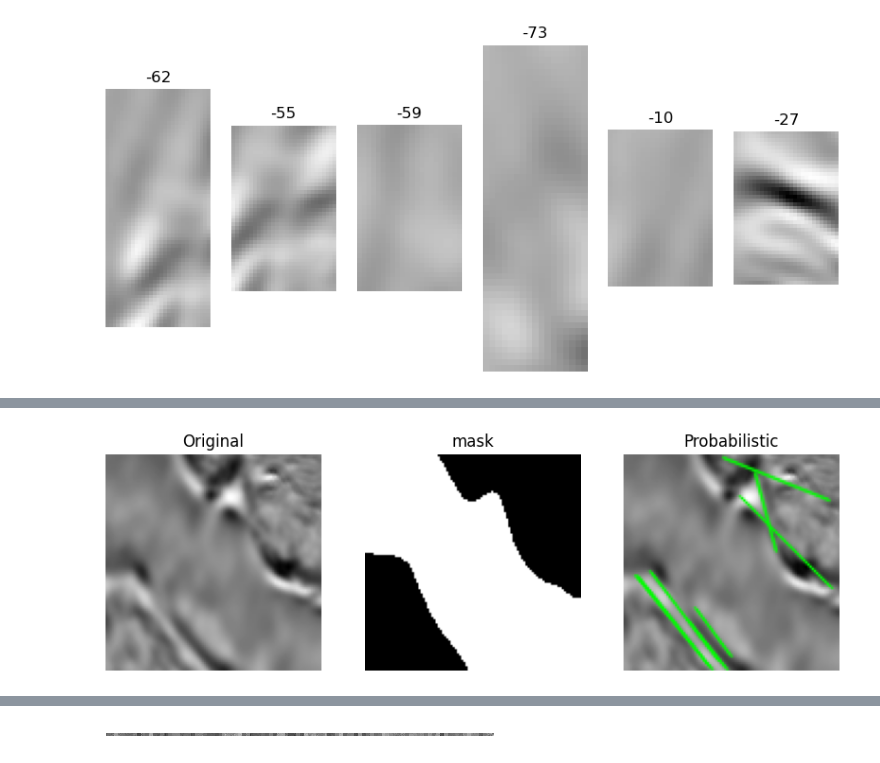
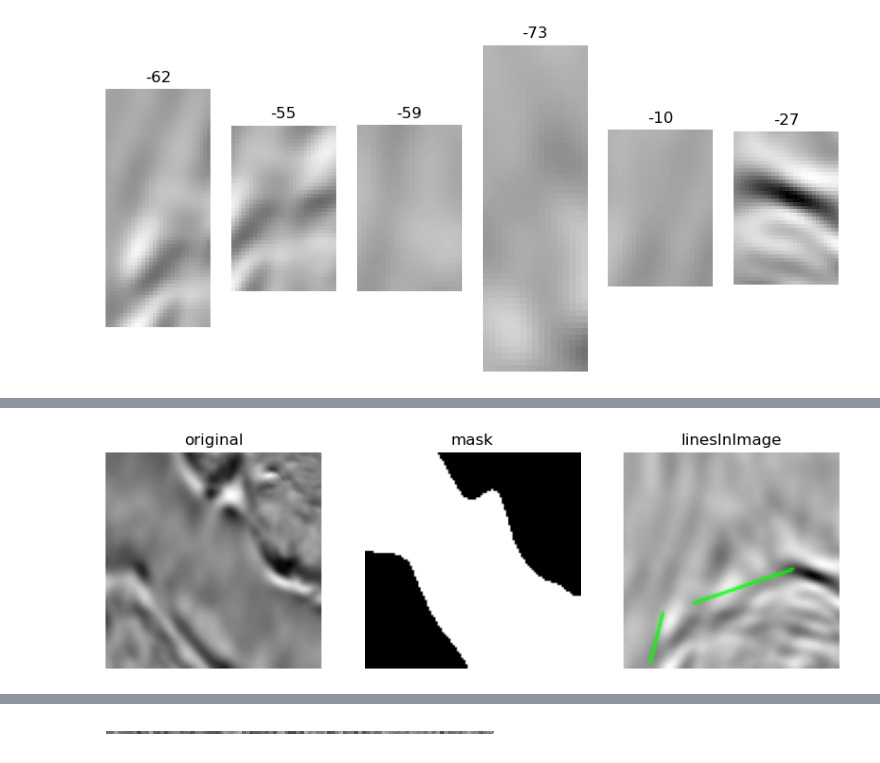
Before and after one commit to lucterres/textureSSD, a Jupyter notebook: angles.ipynb, the cells around one changed output, grey strips where cells are left out. Cells and saved outputs as stored; diff of their text form; code cells hidden in the pictures.

```diff
--- a/angles.ipynb
+++ b/angles.ipynb
@@ -115,13 +91,16 @@ pm.dispArrayImages(patches)
 # %%
 sample_path="tgs_salt/0a1742c740.png"
 mask_path  ="tgs_salt/0a1742c740Mask.png"
 
 original = cv2.imread(sample_path)
 patches, linesP = pm.probHough(original, original, tresh = 20, minPoints=20, maxGap=10, sort=True)
-pm.show3Images(original,mask,linesP )
-pm.dispArrayImages(patches)
+
+images = [original,mask, linesInImage]
+titles = ["original","mask", "linesInImage"]
+pm.showImages(images=images, imagesTitle=titles,size=(10,10))
+pm.dispPatchesClass(patches)
 # %% [output]
-[figure, old version]
+[figure, new version]
 [figure]
 # %%
 #Desktop I3
```
Also changed, not shown: parts of 9 cells of this notebook, 2 other files.
